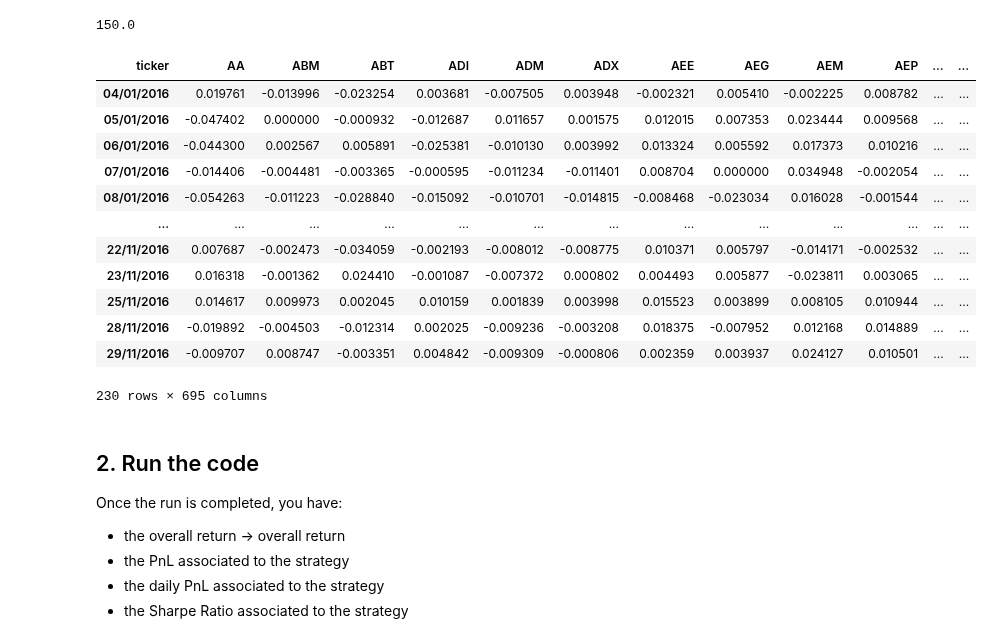
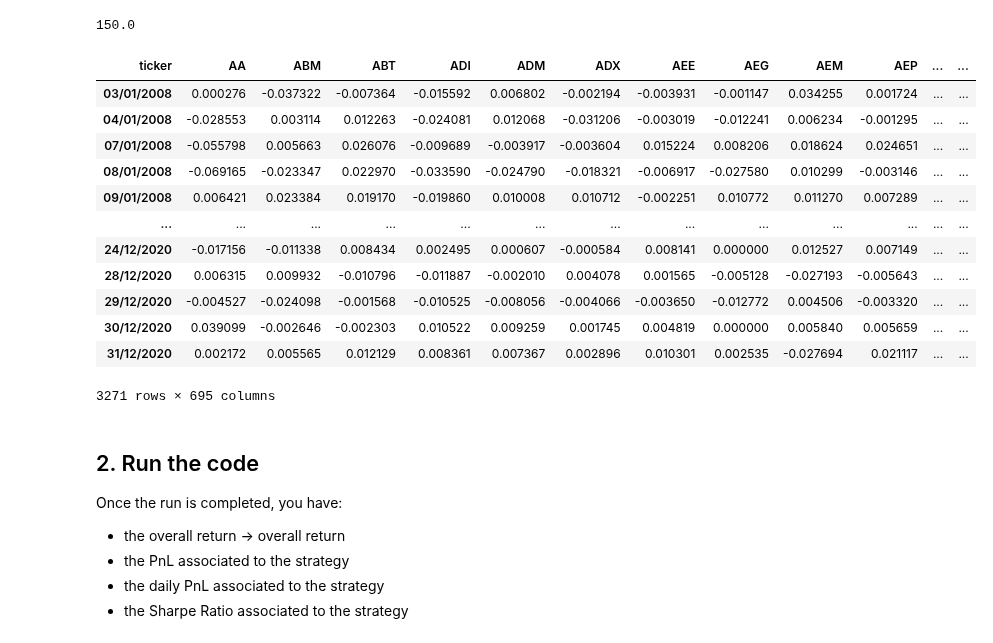
Before and after one commit to MohamedKeteb/Portfolio_clustering_project, a Jupyter notebook: Code/Pipeline.ipynb, the cells around one changed output. Drawn from its saved outputs; the diff is of its cells as text; code cells hidden in the pictures.

```diff
--- a/Code/Pipeline.ipynb
+++ b/Code/Pipeline.ipynb
@@ -8,7 +8,7 @@ import process
 import numpy as np
 # Jerome path : r'C:\Users\33640\OneDrive\Documents\GitHub\Portfolio_clustering_project\Data\DataBase.csv'
 # Nail path : '/Users/khelifanail/Documents/GitHub/Portfolio_clustering_project/Data/DataBase.csv'
-df = pd.read_csv(r'/Users/khelifanail/Documents/GitHub/Portfolio_clustering_project/Data/DataBase.csv')
+df = pd.read_csv(r'C:\Users\33640\OneDrive\Documents\GitHub\Portfolio_clustering_project\Data\DataBase.csv')
 
 df.set_index('ticker', inplace=True)
 
@@ -22,21 +30,21 @@ df_cleaned = df_cleaned.transpose() ## WE WANT COLUMNS TO BE VECTOR OF RETURN FO
 # %% [output]
 150.0
 # %%
-df_cleaned.iloc[4021:4251, :]
+df_cleaned.iloc[2008:5279, :]
 # %% [output]
 | ticker | AA | ABM | ABT | ADI | ADM | ADX | AEE | AEG | AEM | AEP | ... | ... |
-| 04/01/2016 | 0.019761 | -0.013996 | -0.023254 | 0.003681 | -0.007505 | 0.003948 | -0.002321 | 0.005410 | -0.002225 | 0.008782 | ... | ... |
-| 05/01/2016 | -0.047402 | 0.000000 | -0.000932 | -0.012687 | 0.011657 | 0.001575 | 0.012015 | 0.007353 | 0.023444 | 0.009568 | ... | ... |
-| 06/01/2016 | -0.044300 | 0.002567 | 0.005891 | -0.025381 | -0.010130 | 0.003992 | 0.013324 | 0.005592 | 0.017373 | 0.010216 | ... | ... |
-| 07/01/2016 | -0.014406 | -0.004481 | -0.003365 | -0.000595 | -0.011234 | -0.011401 | 0.008704 | 0.000000 | 0.034948 | -0.002054 | ... | ... |
-| 08/01/2016 | -0.054263 | -0.011223 | -0.028840 | -0.015092 | -0.010701 | -0.014815 | -0.008468 | -0.023034 | 0.016028 | -0.001544 | ... | ... |
+| 03/01/2008 | 0.000276 | -0.037322 | -0.007364 | -0.015592 | 0.006802 | -0.002194 | -0.003931 | -0.001147 | 0.034255 | 0.001724 | ... | ... |
+| 04/01/2008 | -0.028553 | 0.003114 | 0.012263 | -0.024081 | 0.012068 | -0.031206 | -0.003019 | -0.012241 | 0.006234 | -0.001295 | ... | ... |
+| 07/01/2008 | -0.055798 | 0.005663 | 0.026076 | -0.009689 | -0.003917 | -0.003604 | 0.015224 | 0.008206 | 0.018624 | 0.024651 | ... | ... |
+| 08/01/2008 | -0.069165 | -0.023347 | 0.022970 | -0.033590 | -0.024790 | -0.018321 | -0.006917 | -0.027580 | 0.010299 | -0.003146 | ... | ... |
+| 09/01/2008 | 0.006421 | 0.023384 | 0.019170 | -0.019860 | 0.010008 | 0.010712 | -0.002251 | 0.010772 | 0.011270 | 0.007289 | ... | ... |
 | ... | ... | ... | ... | ... | ... | ... | ... | ... | ... | ... | ... | ... |
-| 22/11/2016 | 0.007687 | -0.002473 | -0.034059 | -0.002193 | -0.008012 | -0.008775 | 0.010371 | 0.005797 | -0.014171 | -0.002532 | ... | ... |
-| 23/11/2016 | 0.016318 | -0.001362 | 0.024410 | -0.001087 | -0.007372 | 0.000802 | 0.004493 | 0.005877 | -0.023811 | 0.003065 | ... | ... |
-| 25/11/2016 | 0.014617 | 0.009973 | 0.002045 | 0.010159 | 0.001839 | 0.003998 | 0.015523 | 0.003899 | 0.008105 | 0.010944 | ... | ... |
-| 28/11/2016 | -0.019892 | -0.004503 | -0.012314 | 0.002025 | -0.009236 | -0.003208 | 0.018375 | -0.007952 | 0.012168 | 0.014889 | ... | ... |
-| 29/11/2016 | -0.009707 | 0.008747 | -0.003351 | 0.004842 | -0.009309 | -0.000806 | 0.002359 | 0.003937 | 0.024127 | 0.010501 | ... | ... |
+| 24/12/2020 | -0.017156 | -0.011338 | 0.008434 | 0.002495 | 0.000607 | -0.000584 | 0.008141 | 0.000000 | 0.012527 | 0.007149 | ... | ... |
+| 28/12/2020 | 0.006315 | 0.009932 | -0.010796 | -0.011887 | -0.002010 | 0.004078 | 0.001565 | -0.005128 | -0.027193 | -0.005643 | ... | ... |
+| 29/12/2020 | -0.004527 | -0.024098 | -0.001568 | -0.010525 | -0.008056 | -0.004066 | -0.003650 | -0.012772 | 0.004506 | -0.003320 | ... | ... |
+| 30/12/2020 | 0.039099 | -0.002646 | -0.002303 | 0.010522 | 0.009259 | 0.001745 | 0.004819 | 0.000000 | 0.005840 | 0.005659 | ... | ... |
+| 31/12/2020 | 0.002172 | 0.005565 | 0.012129 | 0.008361 | 0.007367 | 0.002896 | 0.010301 | 0.002535 | -0.027694 | 0.021117 | ... | ... |
-230 rows × 695 columns
+3271 rows × 695 columns
 # %% [markdown]
 ## 2. Run the code
 
```
Also changed, not shown: parts of 3 cells of this notebook.
